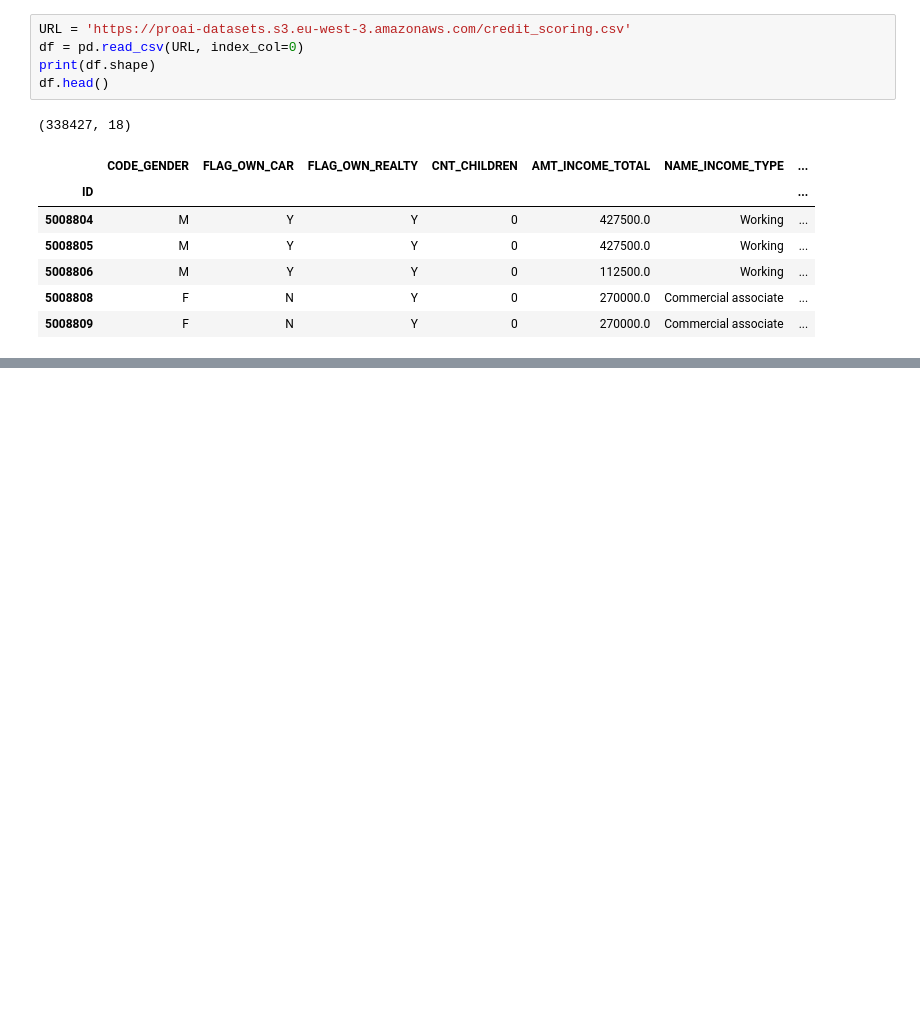
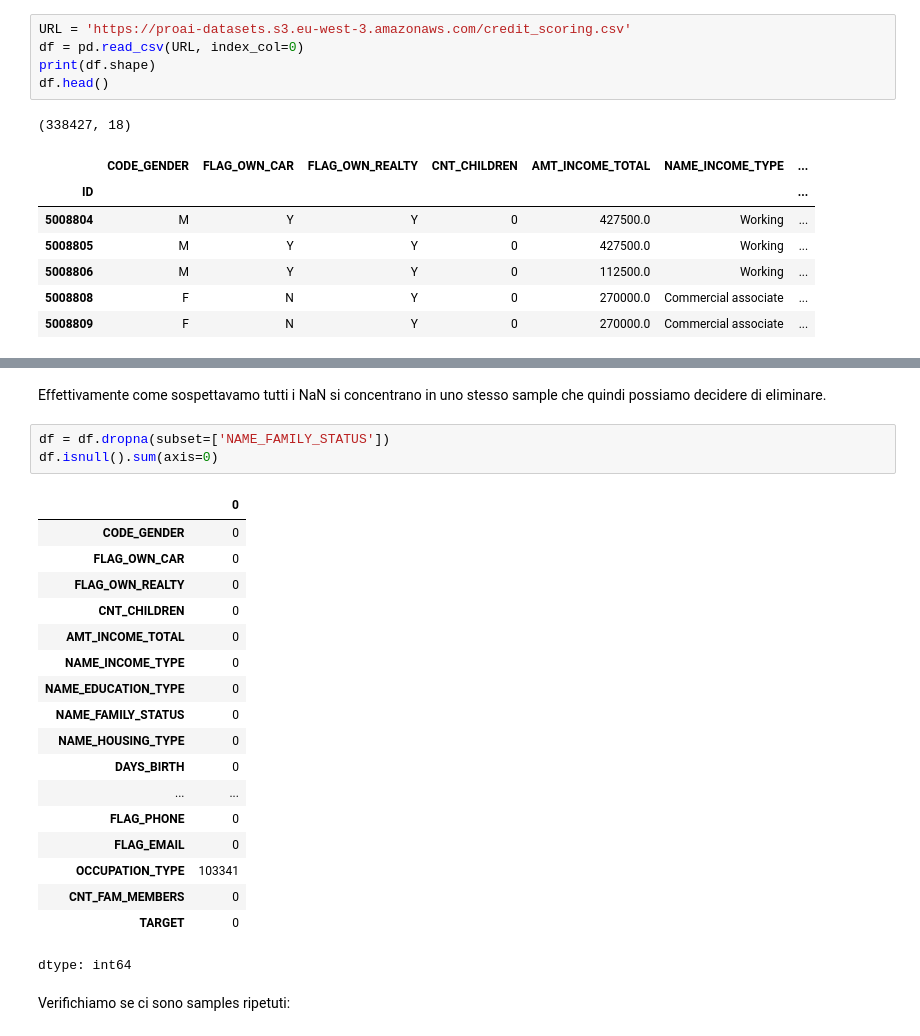
Before and after one commit to Giuseppe86-lab/Affidabilit-Creditizia, a Jupyter notebook: Affidabilita_creditizia.ipynb, the cells around one changed output, grey strips where cells are left out. Drawn from its saved outputs; the diff is of its cells as text; blank space fills up the shorter version.

```diff
--- a/Affidabilita_creditizia.ipynb
+++ b/Affidabilita_creditizia.ipynb
@@ -55,0 +115,26 @@ L'obiettivo del progetto è sviluppare un **modello di machine learning** che pr
+# %% [markdown]
+Effettivamente come sospettavamo tutti i NaN si concentrano in uno stesso sample che quindi possiamo decidere di eliminare.
+# %%
+df = df.dropna(subset=['NAME_FAMILY_STATUS'])
+df.isnull().sum(axis=0)
+# %% [output]
+|  | 0 |
+| CODE_GENDER | 0 |
+| FLAG_OWN_CAR | 0 |
+| FLAG_OWN_REALTY | 0 |
+| CNT_CHILDREN | 0 |
+| AMT_INCOME_TOTAL | 0 |
+| NAME_INCOME_TYPE | 0 |
+| NAME_EDUCATION_TYPE | 0 |
+| NAME_FAMILY_STATUS | 0 |
+| NAME_HOUSING_TYPE | 0 |
+| DAYS_BIRTH | 0 |
+| ... | ... |
+| FLAG_PHONE | 0 |
+| FLAG_EMAIL | 0 |
+| OCCUPATION_TYPE | 103341 |
+| CNT_FAM_MEMBERS | 0 |
+| TARGET | 0 |
+dtype: int64
+# %% [markdown]
+Verifichiamo se ci sono samples ripetuti:
```
Also changed, not shown: parts of 17 cells of this notebook.
